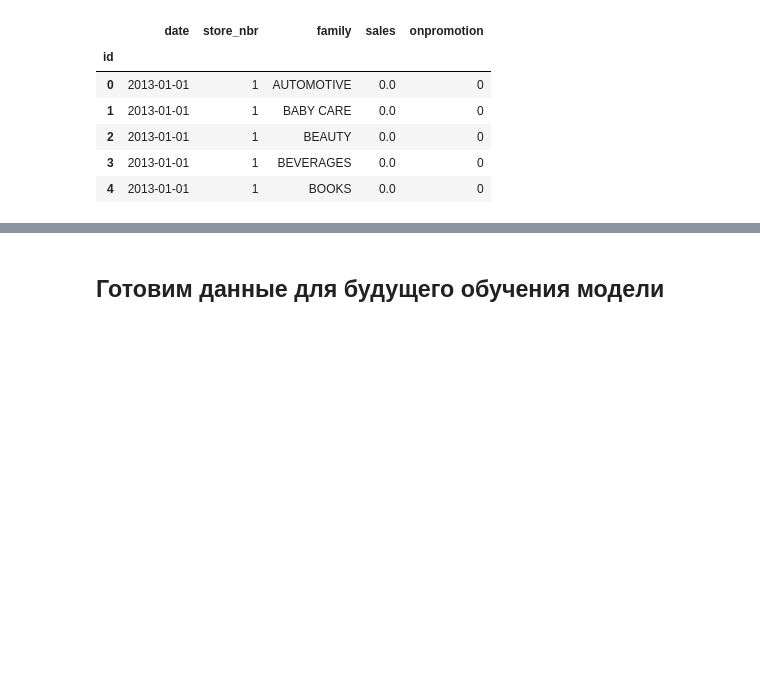
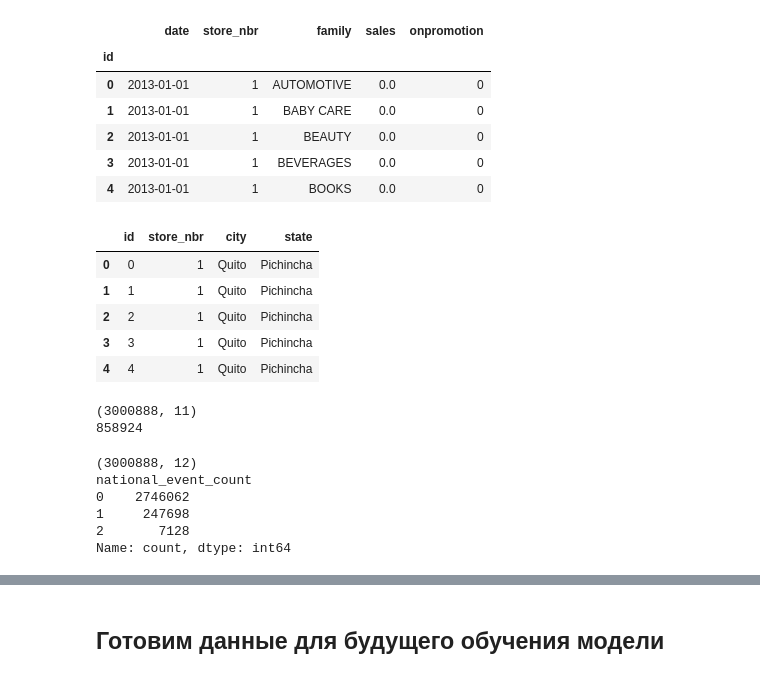
Before and after one commit to TeGPro/store-sales-forecast, a Jupyter notebook: research.ipynb, the cells around one changed output, grey strips where cells are left out. Cells and saved outputs as stored; diff of their text form; code cells hidden in the pictures; blank space fills up the shorter version.

```diff
--- a/research.ipynb
+++ b/research.ipynb
@@ -219,7 +218,3 @@ Data columns (total 4 columns):
  3   cluster  54 non-null     int64
 dtypes: int64(1), str(3)
 memory usage: 1.8 KB
-# %%
-# Не знаю, как можно обработать эти данные в текущий момент, поэтому удалю столбец state, т.к. считаю его бесполезным.
-df_stores = df_stores.drop(["state"], axis=1)
-df_stores.head()
@@ -405,0 +341,18 @@ y = df_full['sales']
+# %%
+df_sales_stores = pd.merge(
+    df.reset_index(),  # сохраняем id продажи как столбец
+    df_stores,
+    how='left',
+    on='store_nbr',
+    validate='many_to_one'
+)
+
+df_sales_stores.shape
+df_sales_stores[['id', 'store_nbr', 'city', 'state']].head()
+# %% [output]
+|  | id | store_nbr | city | state |
+| 0 | 0 | 1 | Quito | Pichincha |
+| 1 | 1 | 1 | Quito | Pichincha |
+| 2 | 2 | 1 | Quito | Pichincha |
+| 3 | 3 | 1 | Quito | Pichincha |
+| 4 | 4 | 1 | Quito | Pichincha |
@@ -405,0 +367,6 @@ y = df_full['sales']
+# %%
+print(df_sales_oil.shape)
+print(df_sales_oil['dcoilwtico'].isna().sum())
+# %% [output]
+(3000888, 11)
+858924
@@ -405,0 +393,10 @@ y = df_full['sales']
+# %%
+print(df_features.shape)
+print(df_features['national_event_count'].value_counts())
+# %% [output]
+(3000888, 12)
+national_event_count
+0    2746062
+1     247698
+2       7128
+Name: count, dtype: int64
```
Also changed, not shown: parts of 49 cells of this notebook.
